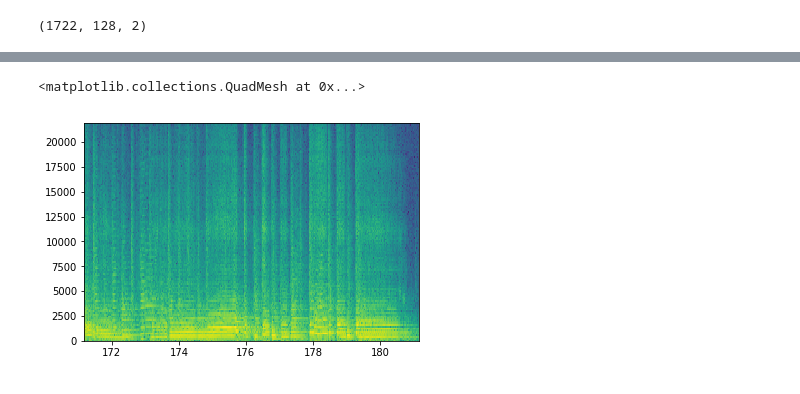
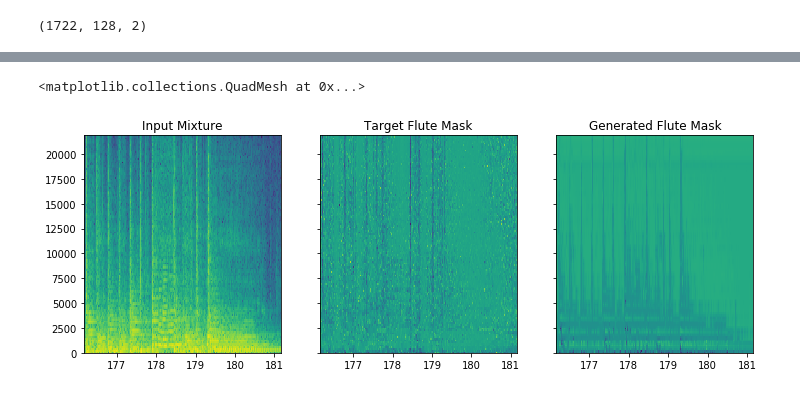
Before and after one commit to Lanno/CECS551Project, a Jupyter notebook: CNN Filter/fully conv autoencoder.ipynb, the cells around one changed output, grey strips where cells are left out. Cells and saved outputs as stored; diff of their text form; code cells hidden in the pictures.

```diff
--- a/CNN Filter/fully conv autoencoder.ipynb
+++ b/CNN Filter/fully conv autoencoder.ipynb
@@ -75,5 +81,5 @@ mix_train.shape
 # %%
-flute_train = s_flute.T[:num_train,:,np.newaxis]
+flute_train = mask_flute.T[:num_train,:,np.newaxis]
 flute_train = np.concatenate((flute_train.real, flute_train.imag), axis=-1)
 flute_train.shape
 # %% [output]
@@ -163,7 +177,7 @@ print(results)
 # %%
-flute_prediction = model.predict(mix_test)
-flute_prediction.shape
+mask_prediction = model.predict(mix_test)
+mask_prediction.shape
 # %% [output]
 (1722, 128, 2)
 # %%
-flute_prediction = np.sqrt((flute_prediction**2).sum(-1)).T
+mask_prediction = np.sqrt((mask_prediction**2).sum(-1)).T
@@ -180,5 +184,13 @@ plt.pcolormesh(times[-num_test:], freqs[-num_test:], 20*np.log10(np.abs(s_mix[:,
-# %%
-plt.pcolormesh(times[-num_test:], freqs[-num_test:], 20*np.log10(np.abs(s_flute[:,-num_test:])))
-# %% [output]
-<matplotlib.collections.QuadMesh at 0x...>
-[figure, removed]
+# %%
+fig, (ax1, ax2, ax3) = plt.subplots(1,3,sharey=True,figsize=(12, 4))
+
+ax1.set_title("Input Mixture")
+ax2.set_title("Target Flute Mask")
+ax3.set_title("Generated Flute Mask")
+
+ax1.pcolormesh(times[-num_test:], freqs, 20*np.log10(np.abs(s_mix[:,-num_test:])))
+ax2.pcolormesh(times[-num_test:], freqs, 20*np.log10(np.abs(mask_flute[:,-num_test:])))
+ax3.pcolormesh(times[-num_test:], freqs, 20*np.log10(mask_prediction))
+# %% [output]
+<matplotlib.collections.QuadMesh at 0x...>
+[figure, added]
```
Also changed, not shown: parts of 29 cells of this notebook, 3 other files.
